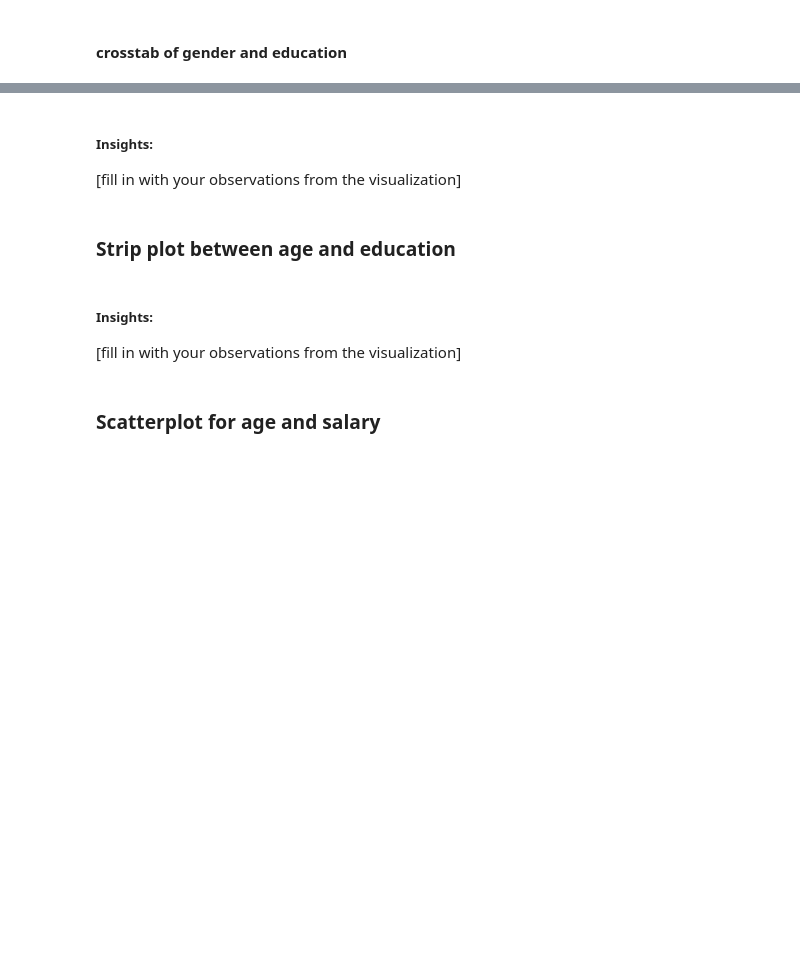
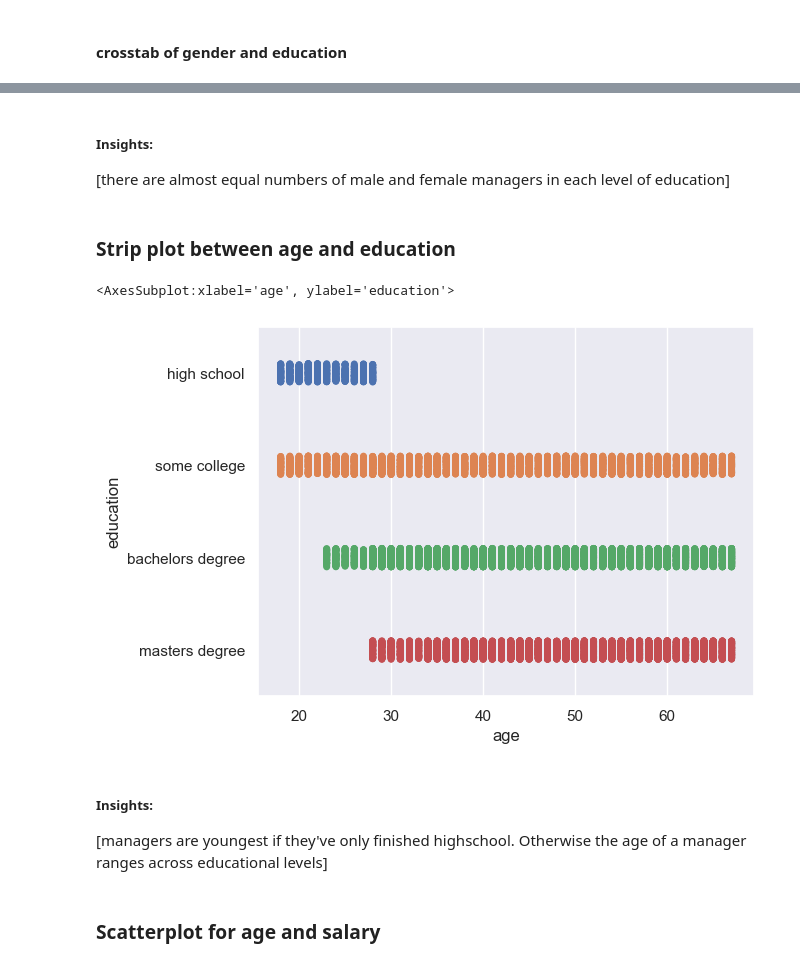
Before and after one commit to KelseyATaylor/exploratory-data-analysis, a Jupyter notebook: starter/Unit_3_-_EDA_.ipynb, the cells around one changed output, grey strips where cells are left out. Saved outputs shown, nothing was run; the diff lists cells and outputs as text; code cells hidden in the pictures; blank space fills up the shorter version.

```diff
--- a/starter/Unit_3_-_EDA_.ipynb
+++ b/starter/Unit_3_-_EDA_.ipynb
@@ -483,15 +492,20 @@ In the end of Part 2, you began looking at relationships between variables when
 # %% [markdown]
 ##### Insights:
 
-[fill in with your observations from the visualization]
+[there are almost equal numbers of male and female managers in each level of education]
 # %% [markdown]
 ### Strip plot between age and education
 # %%
 # create strip plot for age and education
+# %%
+sns.stripplot(data=salary_df, x='age', y='education')
+# %% [output]
+<AxesSubplot:xlabel='age', ylabel='education'>
+[figure, added]
 # %% [markdown]
 ##### Insights:
 
-[fill in with your observations from the visualization]
+[managers are youngest if they've only finished highschool. Otherwise the age of a manager ranges across educational levels]
 # %% [markdown]
 ### Scatterplot for age and salary
 # %%
```
Also changed, not shown: parts of 84 cells of this notebook.
